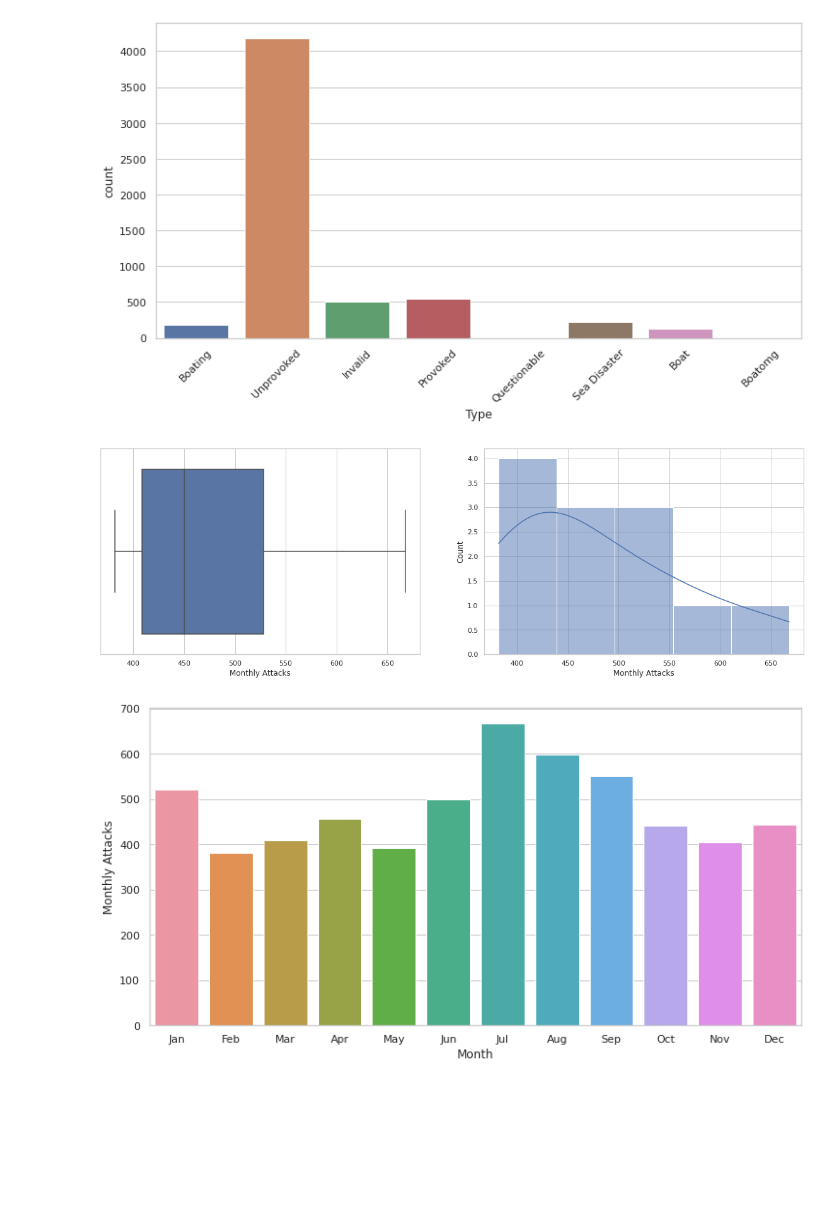
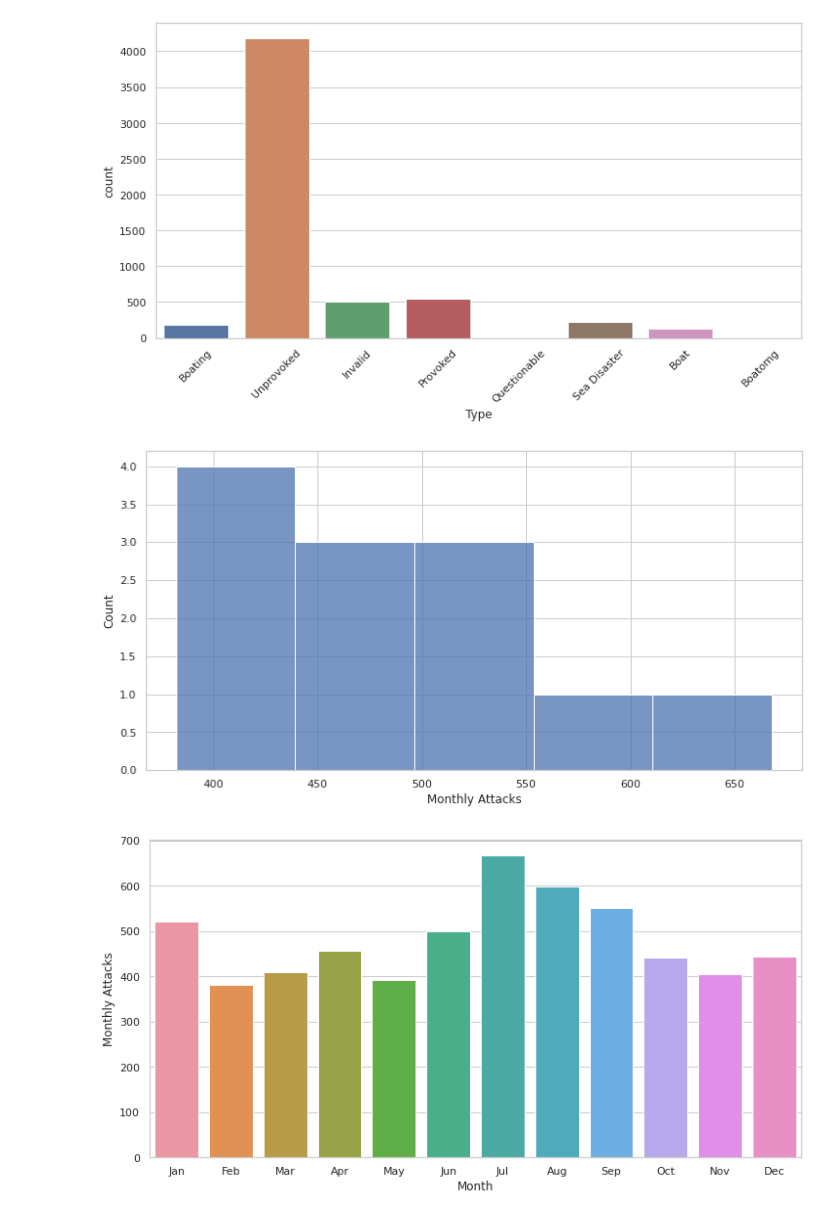
Before and after one commit to JulianTrufero/shark-data-cleaning, a Jupyter notebook: Analisis.ipynb, the cells around one changed output. Cells and saved outputs as stored; diff of their text form; code cells hidden in the pictures; blank space fills up the shorter version.

```diff
--- a/Analisis.ipynb
+++ b/Analisis.ipynb
@@ -29,12 +29,10 @@ g.tick_params(axis='x', rotation=45);
 [figure]
 # %%
 ataques_mensuales = pd.read_csv('/home/julian/Cursos/Ironhack/Proyecto1/shark-data-cleaning/ataques_mensuales')
-# %%
-fig, ax = plt.subplots(nrows=1, ncols=2, figsize=(20,6))
-sns.boxplot(x='Monthly Attacks', data=ataques_mensuales, ax = ax[0])
-sns.histplot(x=ataques_mensuales['Monthly Attacks'], kde=True, ax = ax[1]);
-# %% [output]
-[figure, removed]
+# %%
+sns.histplot(x=ataques_mensuales['Monthly Attacks']);
+# %% [output]
+[figure, added]
 # %%
 sns.barplot(x='Month', y='Monthly Attacks', data=ataques_mensuales);
 # %% [output]
```
Also changed, not shown: parts of 12 cells of this notebook, 2 other files.
